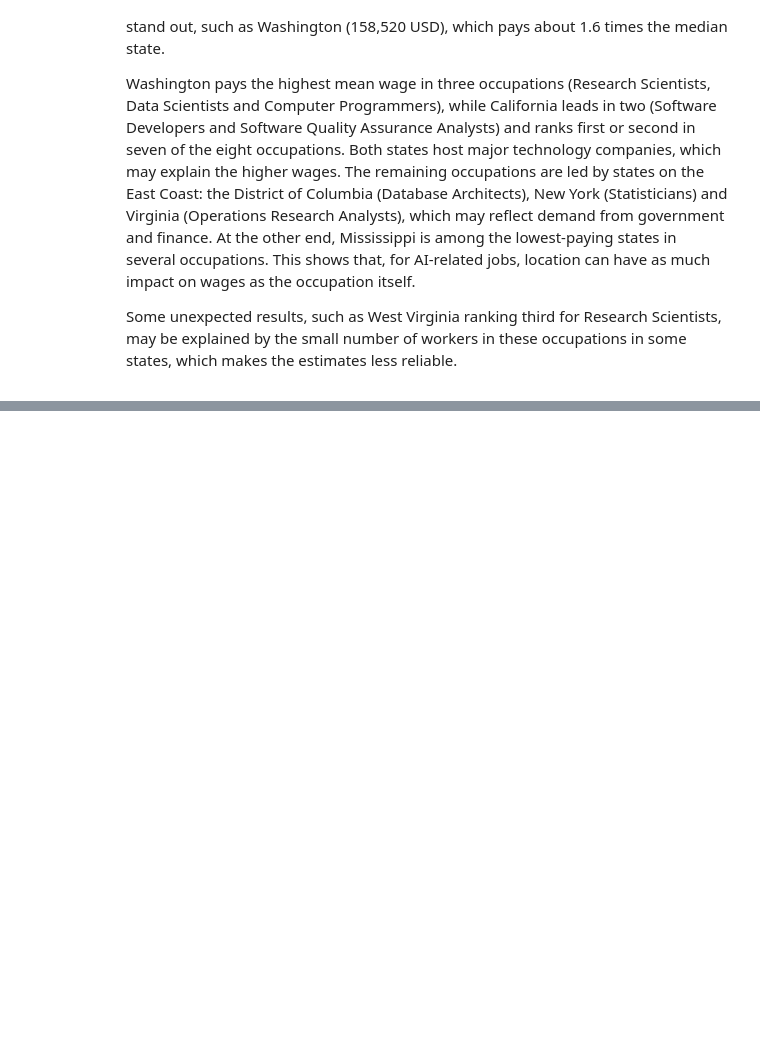
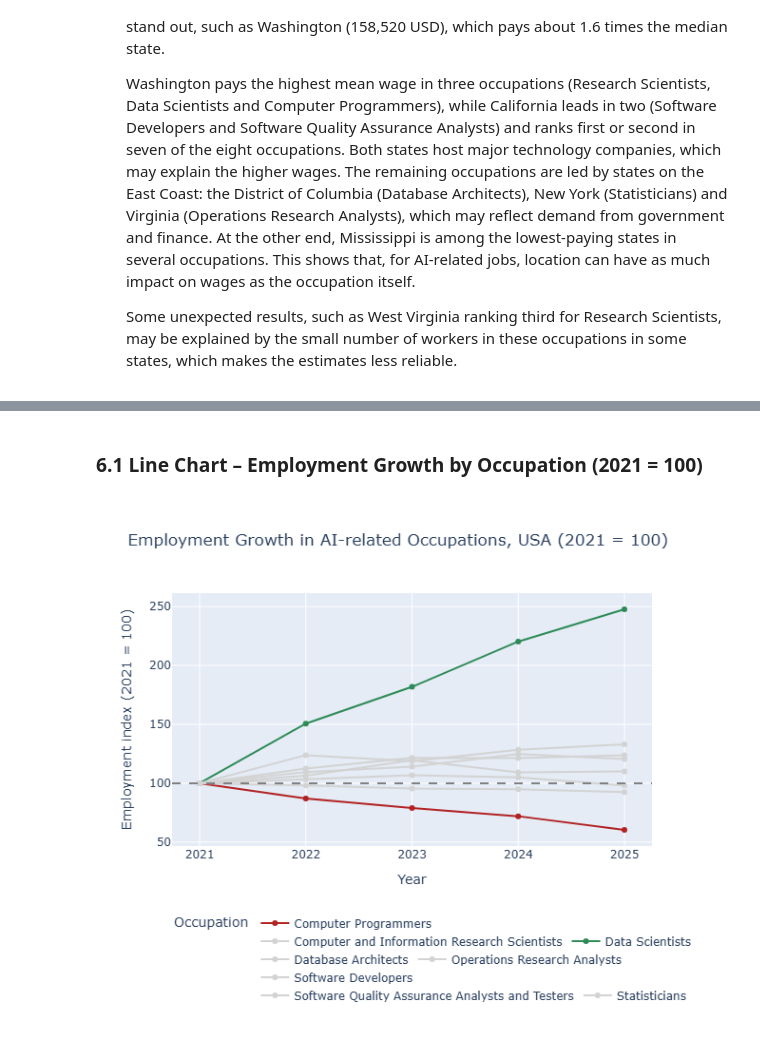
Before and after one commit to 2023357/data-vis-ca1, a Jupyter notebook: CA1_Data_Visualisation.ipynb, the cells around one changed output, grey strips where cells are left out. Saved outputs shown, nothing was run; the diff lists cells and outputs as text; code cells hidden in the pictures; blank space fills up the shorter version.

```diff
--- a/CA1_Data_Visualisation.ipynb
+++ b/CA1_Data_Visualisation.ipynb
@@ -461,0 +568,15 @@ plt.show()
+# %%
+# Load each additional year with the function (each file takes a few minutes)
+df_2021 = load_year('oesm21all/all_data_M_2021.xlsx', 2021)
+df_2022 = load_year('oesm22all/all_data_M_2022.xlsx', 2022)
+df_2024 = load_year('oesm24all/all_data_M_2024.xlsx', 2024)
+df_2025 = load_year('oesm25all/all_data_M_2025.xlsx', 2025)
+
+# 2023 was already loaded and cleaned in Sections 1-4, so it is reused here
+df_2023 = ai_national[['AREA_TYPE', 'I_GROUP', 'OCC_CODE', 'OCC_TITLE',
+                       'TOT_EMP', 'A_MEAN', 'A_MEDIAN']].copy()
+df_2023['YEAR'] = 2023
+
+# Combine all years into a single table
+trend_df = pd.concat([df_2021, df_2022, df_2023, df_2024, df_2025])
+trend_df.shape
@@ -461,0 +613,29 @@ plt.show()
+# %% [markdown]
+### 6.1 Line Chart – Employment Growth by Occupation (2021 = 100)
+# %%
+import plotly.express as px
+
+# Sort by occupation and year so each line is drawn in time order
+trend_df = trend_df.sort_values(['OCC_TITLE', 'YEAR'])
+
+# Employment index: each occupation's 2021 value is set to 100
+base_2021 = trend_df.groupby('OCC_TITLE')['TOT_EMP'].transform('first')
+trend_df['EMP_INDEX'] = trend_df['TOT_EMP'] / base_2021 * 100
+
+
+# Dashed reference line at 100 (no change since 2021)
+fig_trend.add_hline(y=100, line_dash='dash', line_color='gray')
+fig_trend.update_xaxes(dtick=1)
+
+# Grey out the occupations that are not the focus of the analysis
+for trace in fig_trend.data:
+    if trace.name not in ['Data Scientists', 'Computer Programmers']:
+        trace.line.color = 'lightgray'
+        trace.marker.color = 'lightgray'
+
+# Larger chart with the legend below it
+fig_trend.update_layout(height=550, legend=dict(orientation='h', y=-0.25))
+
+fig_trend.show()
+# %% [output]
+[figure, added]
```
Also changed, not shown: parts of 19 cells of this notebook, 1 other file.
